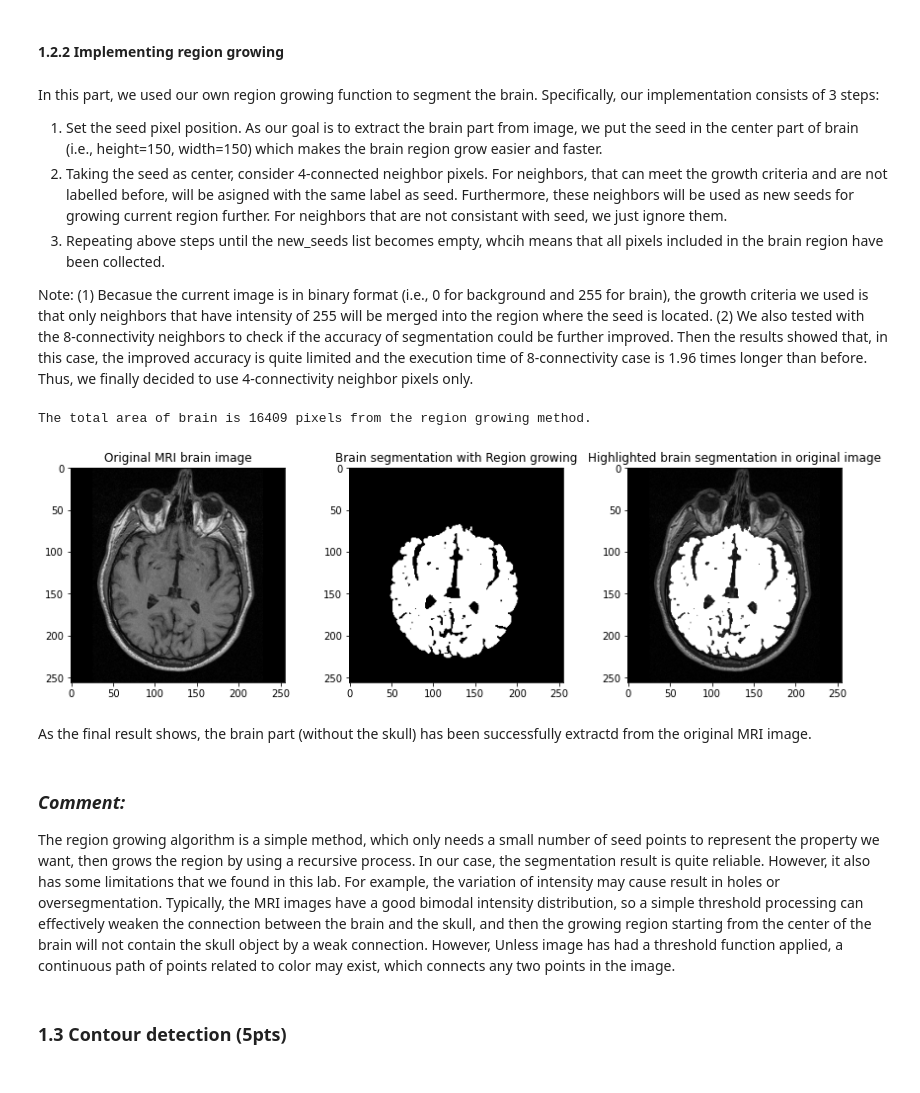
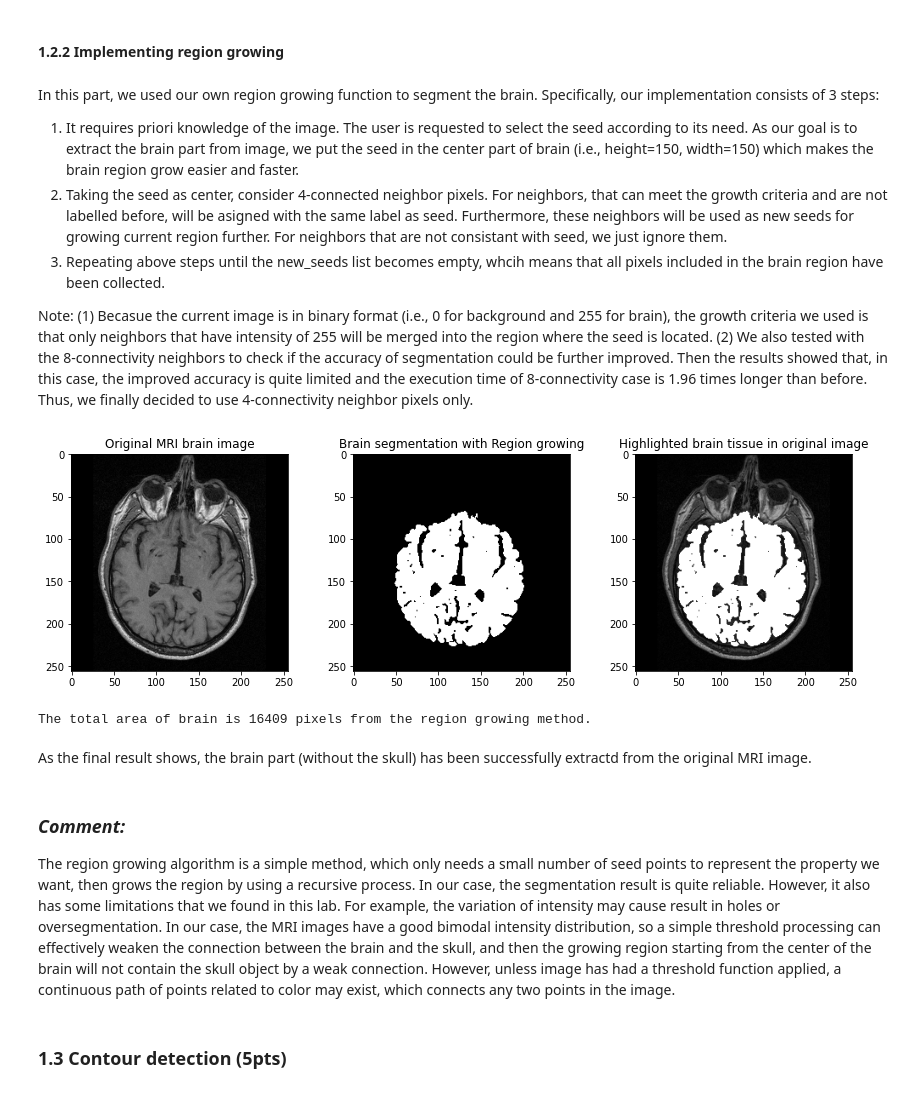
Before and after one commit to LTS5/iapr, a Jupyter notebook: labs/lab_01_segmentation.ipynb, the cells around one changed output. Cells and saved outputs as stored; diff of their text form; code cells hidden in the pictures.

```diff
--- a/labs/lab_01_segmentation.ipynb
+++ b/labs/lab_01_segmentation.ipynb
@@ -198,15 +167,14 @@ As the results show, after applying the pre-processing, certain brighter parts o
 #### 1.2.2 Implementing region growing
 # %% [markdown]
 In this part, we used our own region growing function to segment the brain. Specifically, our implementation consists of 3 steps:
-1. Set the seed pixel position. As our goal is to extract the brain part from image, we put the seed in the center part of brain (i.e., height=150, width=150) which makes the brain region grow easier and faster.
+1. It requires priori knowledge of the image. The user is requested to select the seed according to its need. As our goal is to extract the brain part from image, we put the seed in the center part of brain (i.e., height=150, width=150) which makes the brain region grow easier and faster.
 1. Taking the seed as center, consider 4-connected neighbor pixels. For neighbors, that can meet the growth criteria and are not labelled before, will be asigned with the same label as seed. Furthermore, these neighbors will be used as new seeds for growing current region further. For neighbors that are not consistant with seed, we just ignore them.
 1. Repeating above steps until the new_seeds list becomes empty, whcih means that all pixels included in the brain region have been collected.
 
 
 Note: (1) Becasue the current image is in binary format (i.e., 0 for background and 255 for brain), the growth criteria we used is that only neighbors that have intensity of 255 will be merged into the region where the seed is located. (2) We also tested with the 8-connectivity neighbors to check if the accuracy of segmentation could be further improved. Then the results showed that, in this case, the improved accuracy is quite limited and the execution time of 8-connectivity case is 1.96 times longer than before. Thus, we finally decided to use 4-connectivity neighbor pixels only.
 # %%
-start_seed = (150, 150)
-
+# region growing algorithm
 def regionGrowing(start_seed, original_im, connect=4):
 
     # matrix to store gray value of labelled pixel
@@ -221,48 +189,50 @@ def regionGrowing(start_seed, original_im, connect=4):
 
     new_seeds = [start_seed]
     labelled_point = [start_seed]
 
     while(len(new_seeds) != 0):
 
         seed = new_seeds.pop(0) # pop up the 1st seed
         regionMask_im[seed] = 255 # set seed pixel to white
         labelled_point.append(seed)
 
         # traverse all neighbors
         for pos in neighbor_pos:
             # get neighbor position and check if it is inside the image
             neighbor = (seed[0] + pos[0], seed[1] + pos[1])
             if neighbor[0] < 0 or neighbor[0] >= original_im.shape[0] or neighbor[1] < 0 or neighbor[1] >= original_im.shape[1]:
                 continue
             # check constrast difference & assigin label
             if (np.abs(int(original_im[seed]) - int(original_im[neighbor]))) == 0 and neighbor not in labelled_point and neighbor not in new_seeds:
                 new_seeds.append(neighbor)
 
     return regionMask_im, len(labelled_point)
 
-
+# start point
+start_seed = (150, 150)
 regionMask_im, brain_area = regionGrowing(start_seed, median_brain_im, 4)
-
 regionMask_im = regionMask_im.astype(np.uint8)
 
-
-print('The total area of brain is {} pixels from the region growing method.'.format(brain_area))
-
+# keep brain tissue part
 brain_out = np.copy(brain_im)
 brain_out[regionMask_im==255] = 255
 
+# comparison
 images = [brain_im, regionMask_im, brain_out]
-titles = titles = ['Original MRI brain image', 'Brain segmentation with Region growing', 'Highlighted brain segmentation in original image']
-plotMultipleImages(1, 3,images, titles)
+titles = titles = ['Original MRI brain image', 'Brain segmentation with Region growing', 'Highlighted brain tissue in original image']
+plotMultipleImages(1, 3,images, titles, cmap=['gray']*3)
+
+# count the brain area
+print('The total area of brain is {} pixels from the region growing method.'.format(brain_area))
 # %% [output]
+[figure, new version]
 The total area of brain is 16409 pixels from the region growing method.
-[figure, old version]
 # %% [markdown]
 As the final result shows, the brain part (without the skull) has been successfully extractd from the original MRI image.
 # %% [markdown]
 ### _Comment:_
-The region growing algorithm is a simple method, which only needs a small number of seed points to represent the property we want, then grows the region by using a recursive process. In our case, the segmentation result is quite reliable. However, it also has some limitations that we found in this lab. For example, the variation of intensity may cause result in holes or oversegmentation. Typically, the MRI images have a good bimodal intensity distribution, so a simple threshold processing can effectively weaken the connection between the brain and the skull, and then the growing region starting from the center of the brain will not contain the skull object by a weak connection. However,
-Unless image has had a threshold function applied, a continuous path of points related to color may exist, which connects any two points in the image.
+The region growing algorithm is a simple method, which only needs a small number of seed points to represent the property we want, then grows the region by using a recursive process. In our case, the segmentation result is quite reliable. However, it also has some limitations that we found in this lab. For example, the variation of intensity may cause result in holes or oversegmentation. In our case, the MRI images have a good bimodal intensity distribution, so a simple threshold processing can effectively weaken the connection between the brain and the skull, and then the growing region starting from the center of the brain will not contain the skull object by a weak connection. However,
+unless image has had a threshold function applied, a continuous path of points related to color may exist, which connects any two points in the image.
 # %% [markdown]
 ### 1.3 Contour detection (5pts)
 # %% [markdown]
```
Also changed, not shown: parts of 65 cells of this notebook.
